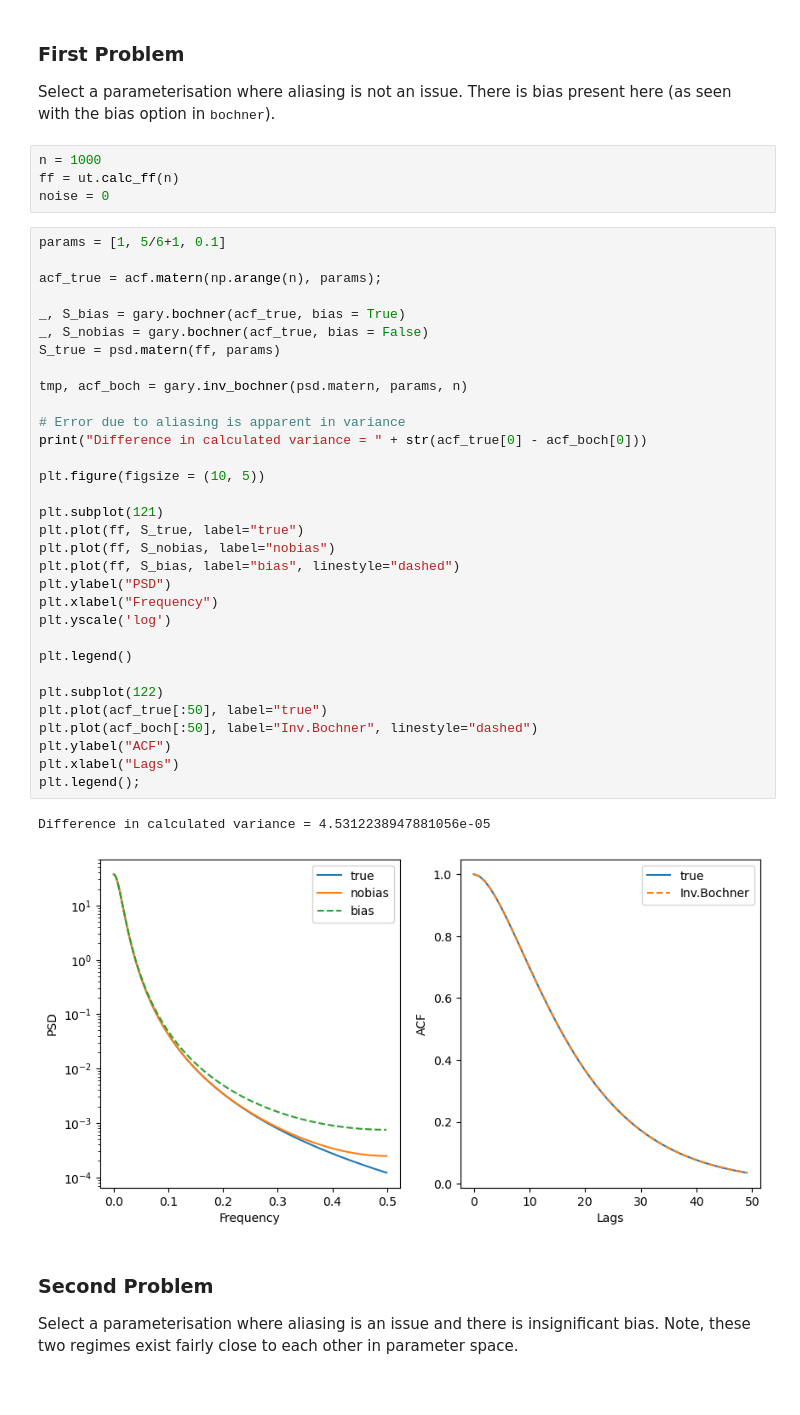
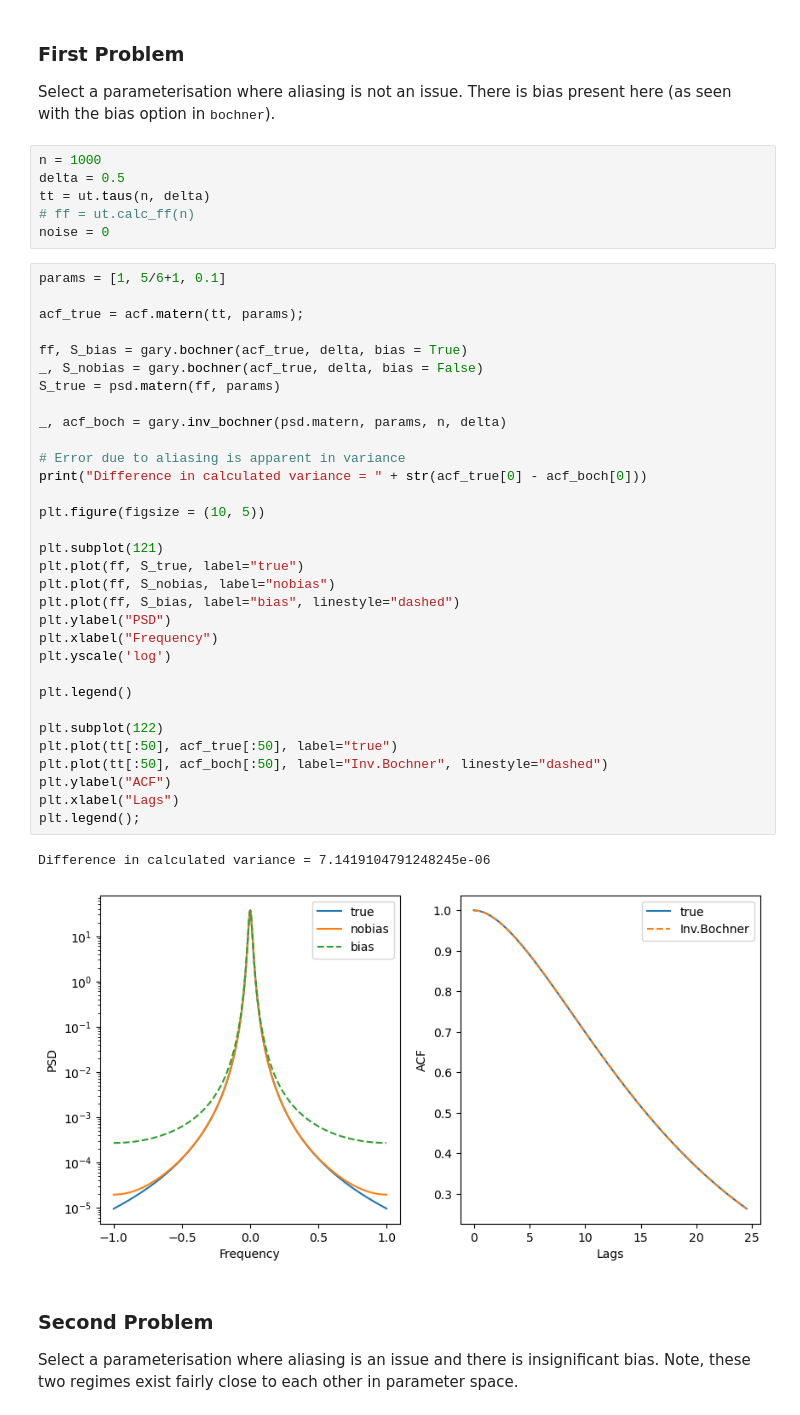
Before and after one commit to TIDE-ITRH/speccy, a Jupyter notebook: notebooks/01_bochner.ipynb, the cells around one changed output. Saved outputs shown, nothing was run; the diff lists cells and outputs as text.

```diff
--- a/notebooks/01_bochner.ipynb
+++ b/notebooks/01_bochner.ipynb
@@ -16,43 +19,45 @@ import sick_tricks as gary
 Select a parameterisation where aliasing is not an issue. There is bias present here (as seen with the bias option in <tt>bochner</tt>).
 # %%
 n = 1000
-ff = ut.calc_ff(n)
+delta = 0.5
+tt = ut.taus(n, delta)
+# ff = ut.calc_ff(n)
 noise = 0
 # %%
 params = [1, 5/6+1, 0.1]
 
-acf_true = acf.matern(np.arange(n), params);
+acf_true = acf.matern(tt, params);
 
-_, S_bias = gary.bochner(acf_true, bias = True)
-_, S_nobias = gary.bochner(acf_true, bias = False)
+ff, S_bias = gary.bochner(acf_true, delta, bias = True)
+_, S_nobias = gary.bochner(acf_true, delta, bias = False)
 S_true = psd.matern(ff, params)
 
-tmp, acf_boch = gary.inv_bochner(psd.matern, params, n)
+_, acf_boch = gary.inv_bochner(psd.matern, params, n, delta)
 
 # Error due to aliasing is apparent in variance
 print("Difference in calculated variance = " + str(acf_true[0] - acf_boch[0]))
 
 plt.figure(figsize = (10, 5))
 
 plt.subplot(121)
 plt.plot(ff, S_true, label="true")
 plt.plot(ff, S_nobias, label="nobias")
 plt.plot(ff, S_bias, label="bias", linestyle="dashed")
 plt.ylabel("PSD")
 plt.xlabel("Frequency")
 plt.yscale('log')
 
 plt.legend()
 
 plt.subplot(122)
-plt.plot(acf_true[:50], label="true")
-plt.plot(acf_boch[:50], label="Inv.Bochner", linestyle="dashed")
+plt.plot(tt[:50], acf_true[:50], label="true")
+plt.plot(tt[:50], acf_boch[:50], label="Inv.Bochner", linestyle="dashed")
 plt.ylabel("ACF")
 plt.xlabel("Lags")
 plt.legend();
 # %% [output]
-Difference in calculated variance = 4.5312238947881056e-05
+Difference in calculated variance = 7.1419104791248245e-06
-[figure, old version]
+[figure, new version]
 # %% [markdown]
 ### Second Problem
 Select a parameterisation where aliasing is an issue and there is insignificant bias. Note, these two regimes exist fairly close to each other in parameter space.
```
Also changed, not shown: parts of 5 cells of this notebook, 3 other files.
